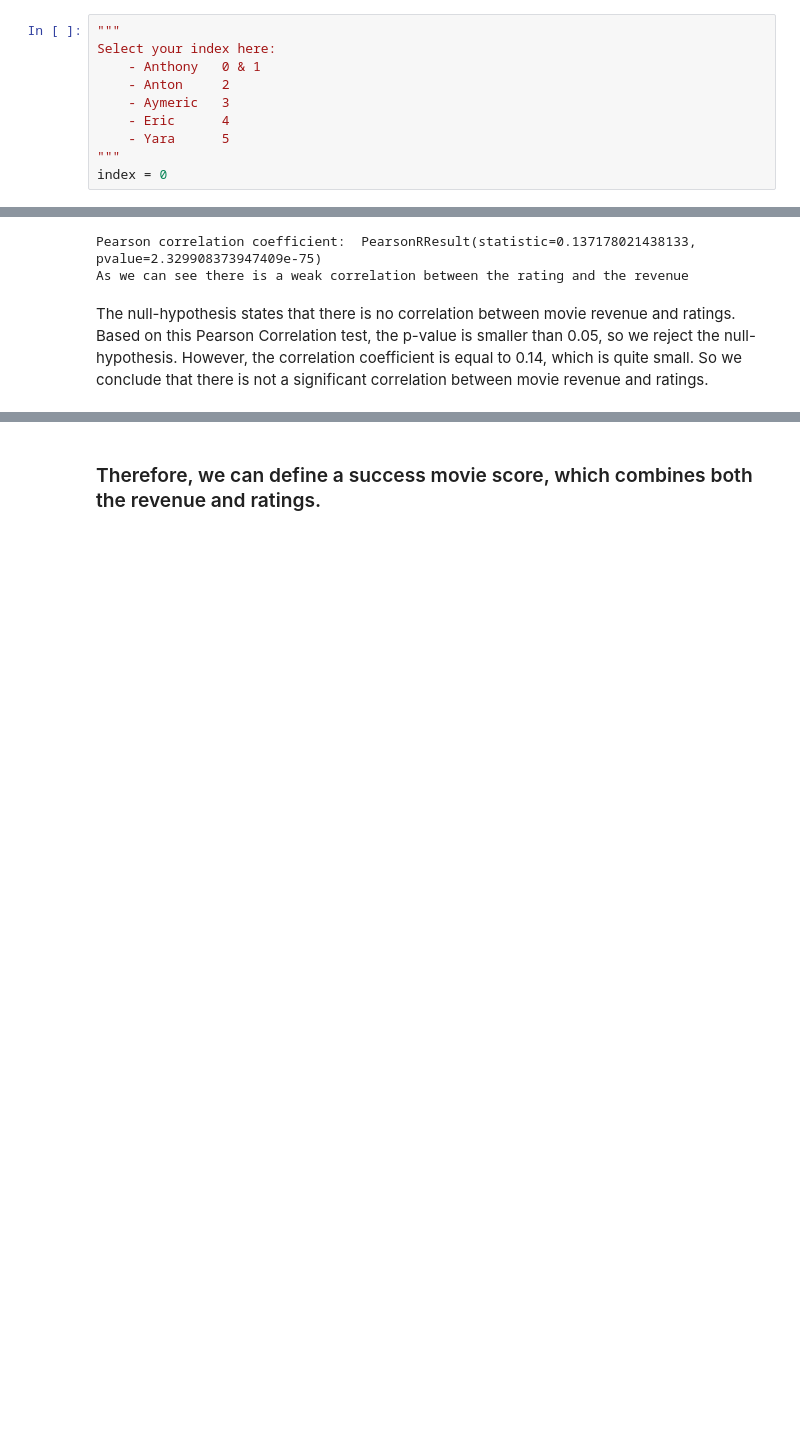
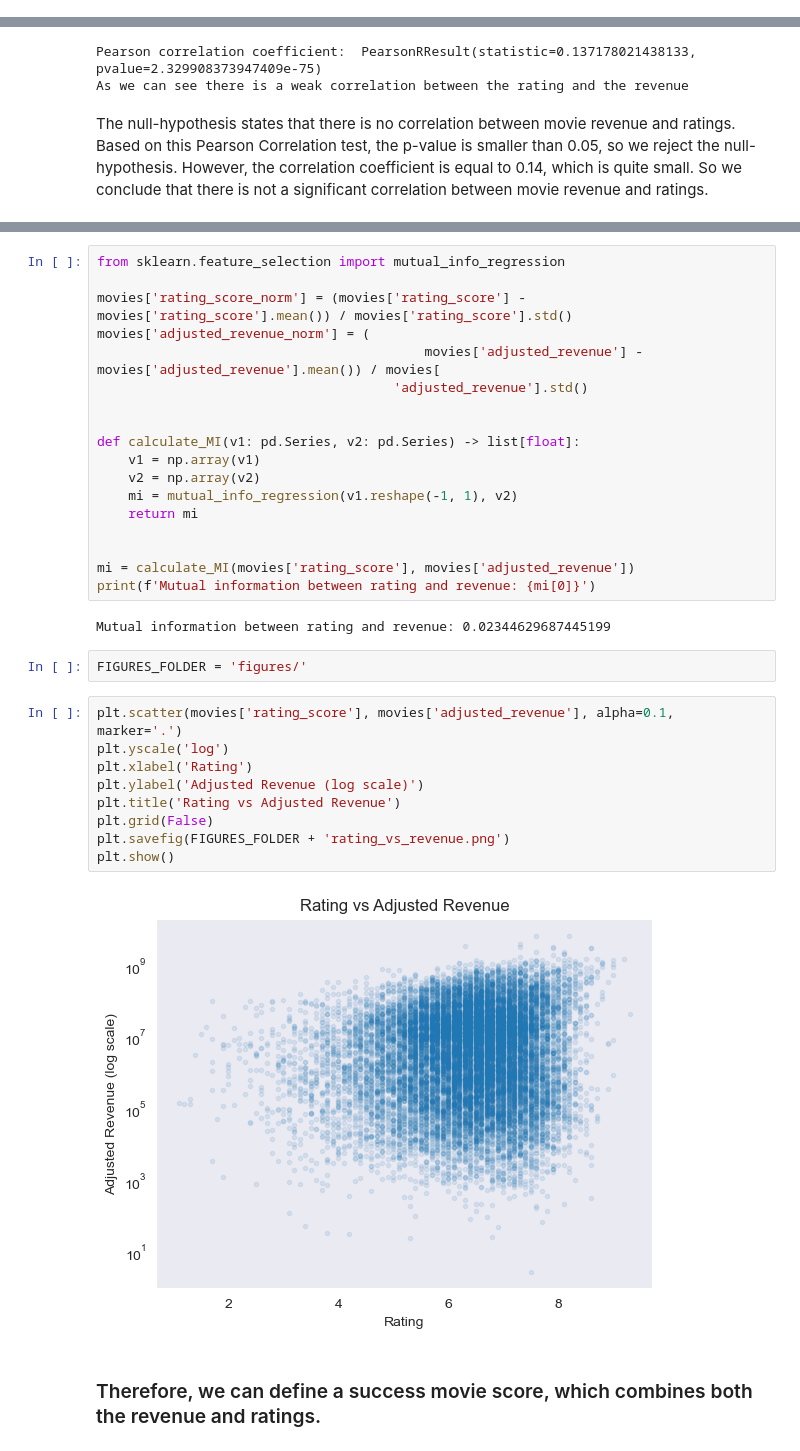
Before and after one commit to epfl-ada/ada-2023-project-dataexplorers, a Jupyter notebook: run.ipynb, the cells around one changed output, grey strips where cells are left out. Drawn from its saved outputs; the diff is of its cells as text; blank space fills up the shorter version.

Commit message:
Added Mutual Information and interactive plot for site

```diff
--- a/run.ipynb
+++ b/run.ipynb
@@ -158,10 +92,0 @@ Each user should use its index to compute his attributed dataset
-# %%
-"""
-Select your index here:
-    - Anthony   0 & 1
-    - Anton     2
-    - Aymeric   3
-    - Eric      4
-    - Yara      5
-"""
-index = 0
@@ -560,3 +369,36 @@ The null-hypothesis states that there is no correlation between movie revenue an
+# %%
+from sklearn.feature_selection import mutual_info_regression
+
+movies['rating_score_norm'] = (movies['rating_score'] - movies['rating_score'].mean()) / movies['rating_score'].std()
+movies['adjusted_revenue_norm'] = (
+                                          movies['adjusted_revenue'] - movies['adjusted_revenue'].mean()) / movies[
+                                      'adjusted_revenue'].std()
+
+
+def calculate_MI(v1: pd.Series, v2: pd.Series) -> list[float]:
+    v1 = np.array(v1)
+    v2 = np.array(v2)
+    mi = mutual_info_regression(v1.reshape(-1, 1), v2)
+    return mi
+
+
+mi = calculate_MI(movies['rating_score'], movies['adjusted_revenue'])
+print(f'Mutual information between rating and revenue: {mi[0]}')
+# %% [output]
+Mutual information between rating and revenue: 0.02344629687445199
+# %%
+FIGURES_FOLDER = 'figures/'
+# %%
+plt.scatter(movies['rating_score'], movies['adjusted_revenue'], alpha=0.1, marker='.')
+plt.yscale('log')
+plt.xlabel('Rating')
+plt.ylabel('Adjusted Revenue (log scale)')
+plt.title('Rating vs Adjusted Revenue')
+plt.grid(False)
+plt.savefig(FIGURES_FOLDER + 'rating_vs_revenue.png')
+plt.show()
+# %% [output]
+[figure, added]
 # %% [markdown]
 ### Therefore, we can define a success movie score, which combines both the revenue and ratings.
 # %% [markdown]
```
Also changed, not shown: parts of 75 cells of this notebook.
